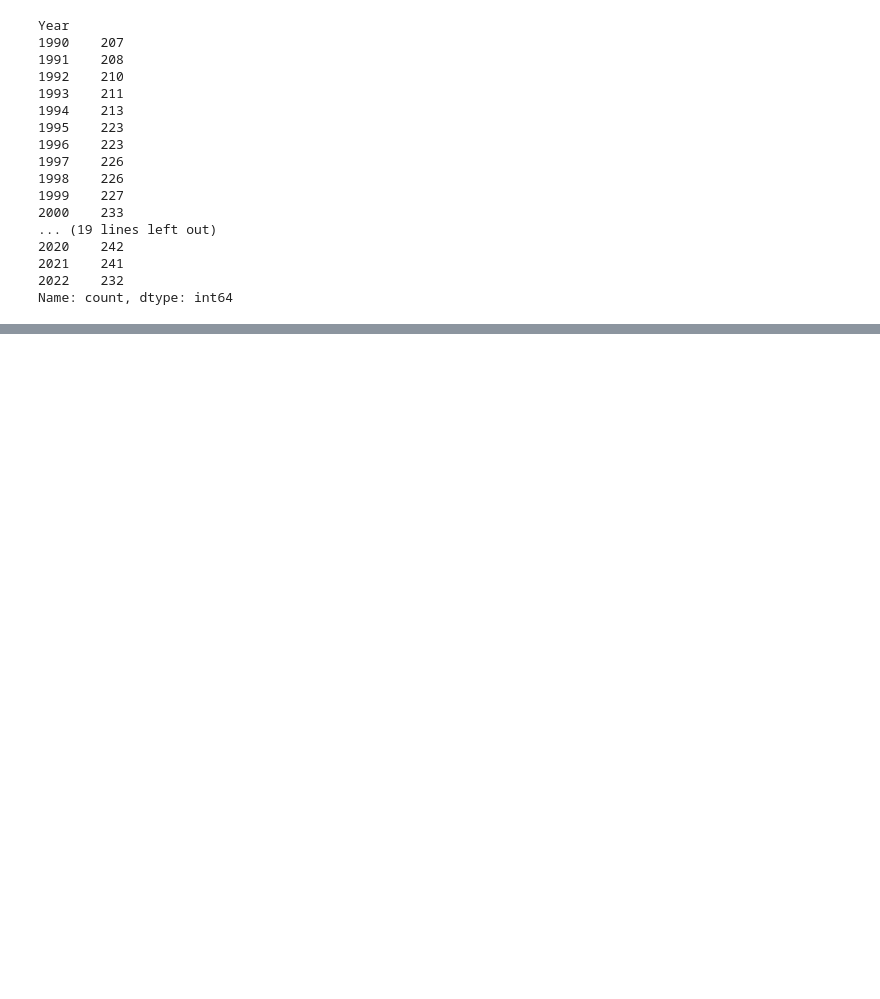
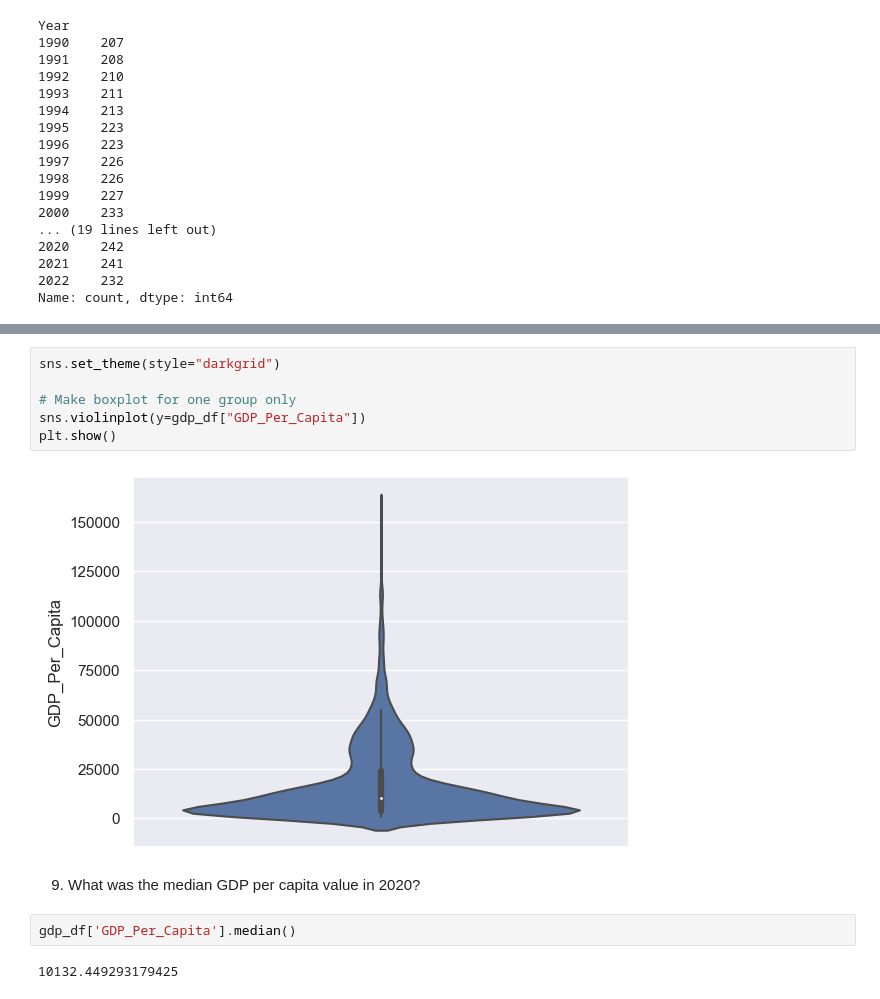
Before and after one commit to NSS-Data-Analytics-Cohort-12/un-python-GriffinZiegler, a Jupyter notebook: Notebooks/UNdata.ipynb, the cells around one changed output, grey strips where cells are left out. Cells and saved outputs as stored; diff of their text form; blank space fills up the shorter version.

```diff
--- a/Notebooks/UNdata.ipynb
+++ b/Notebooks/UNdata.ipynb
@@ -62,0 +97,14 @@ Name: count, dtype: int64
+# %%
+sns.set_theme(style="darkgrid")
+
+# Make boxplot for one group only
+sns.violinplot(y=gdp_df["GDP_Per_Capita"])
+plt.show()
+# %% [output]
+[figure, added]
+# %% [markdown]
+9. What was the median GDP per capita value in 2020?
+# %%
+gdp_df['GDP_Per_Capita'].median()
+# %% [output]
+10132.449293179425
```
Also changed, not shown: parts of 6 cells of this notebook.
